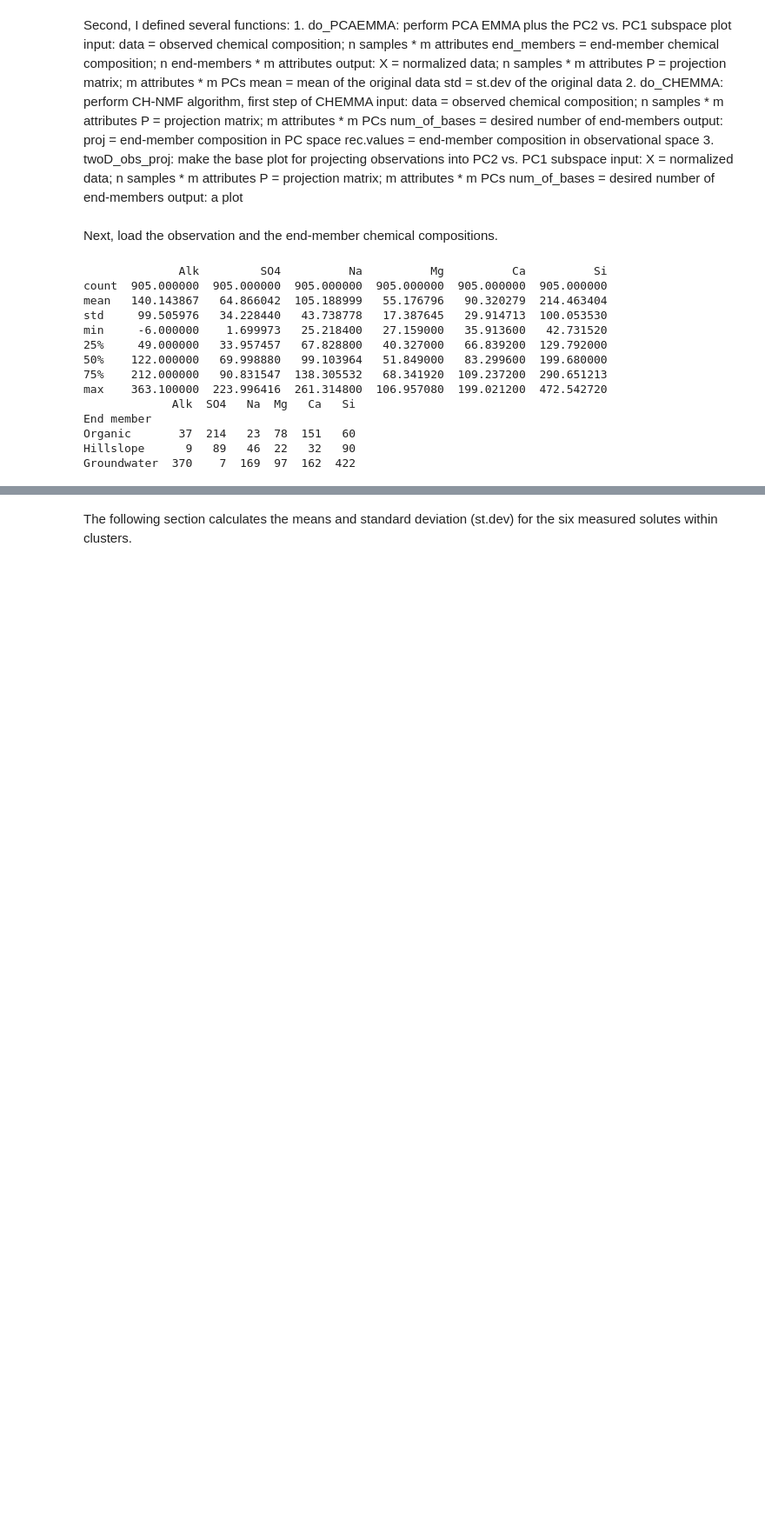
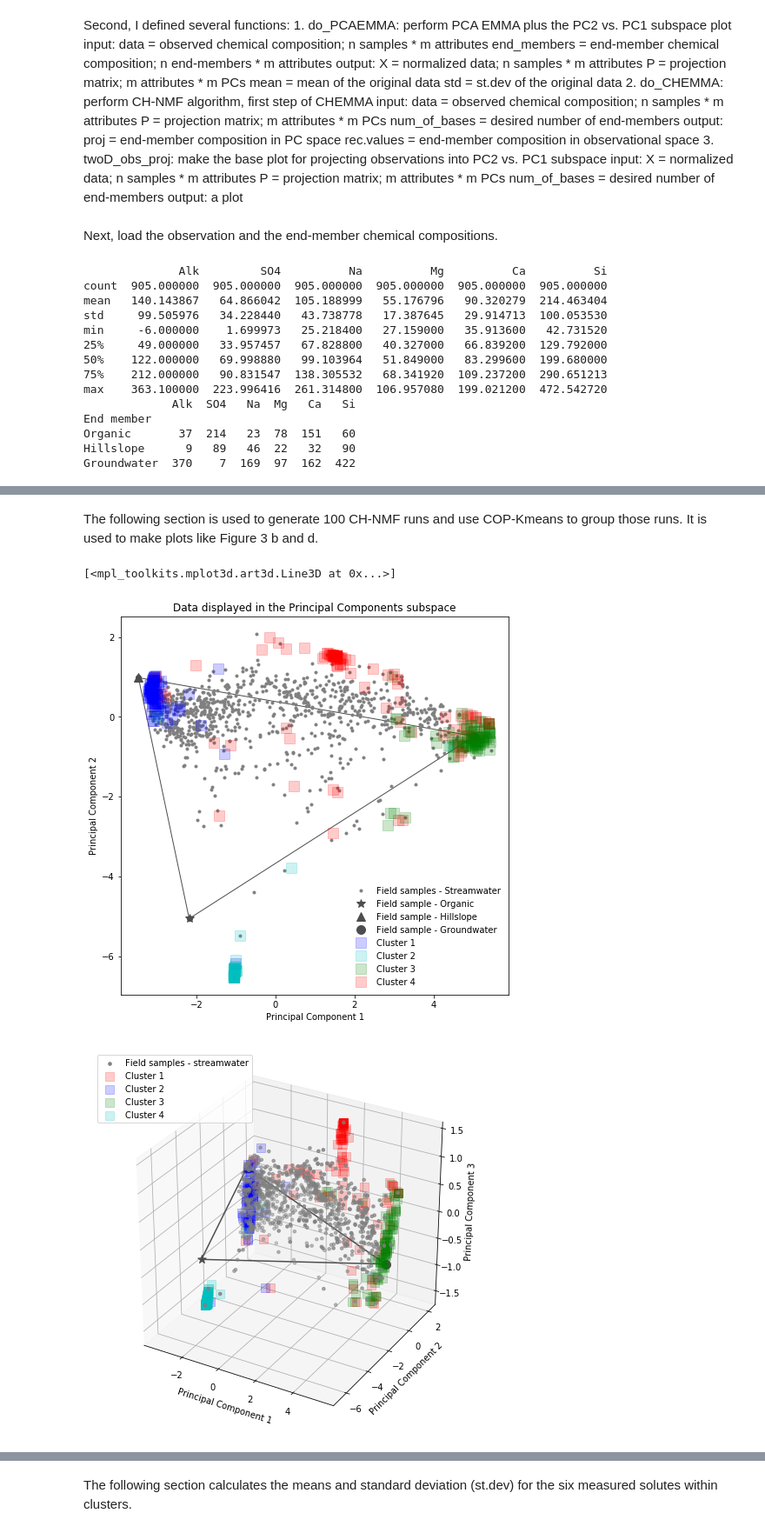
Before and after one commit to Estherrrrrxu/CHEMMA, a Jupyter notebook: CHEMMA.ipynb, the cells around one changed output, grey strips where cells are left out. Shown at 87% size. Drawn from its saved outputs; the diff is of its cells as text; code cells hidden in the pictures; blank space fills up the shorter version.

```diff
--- a/CHEMMA.ipynb
+++ b/CHEMMA.ipynb
@@ -198,35 +198,65 @@ The following code shows how to perform COP-MEANS clustering for 100 four end-me
+# %% [markdown]
+The following section is used to generate 100 CH-NMF runs and use COP-Kmeans to group those runs. It is used to make plots like Figure 3 b and d.
 # %%
-# Do 100 CH-NMF runs
 store4 = []
 rec4 = []
 for i in range(100):
      [proj4,rec] = do_CHEMMA(data, P, num_of_bases=4)
      store4.append(proj4)
      rec4.append(rec)
-# reshape the end-members in PC and obs space so that they can be used in COP-KMEANS later
-input_matrix = np.array(store4).transpose(2,0,1).reshape(6,-1).T
-obs_matrix = np.array(rec4).transpose(2,0,1).reshape(6,-1).T
+
 a = []
 b = []
 c = []
 d = []
 for i in range(100):
     a.append(4 * i)
     b.append(4 * i + 1)
     c.append(4 * i + 2)
     d.append(4 * i + 3)
-# Specify constraints for COP-KMEANS
 must_link = []
 cannot_link = zip(a, b) + zip(b, c) + zip(c, d) + zip(a, c) + zip(a, d)  + zip(b, d)
-# Run COP-KMEANS
 clusters, centers = cop_kmeans(dataset=input_matrix, k=4, ml=must_link,cl=cannot_link)
-# Color coded the clusters
 color = np.array([str(i) for i in clusters])
-color[color == '0'] = 'r'
+color[color == '0'] = 'g'
 color[color == '1'] = 'b'
-color[color == '2'] = 'g'
-color[color == '3'] = 'c'
-# Uncomment the following section if want to have the run recorded
-# np.savetxt('4EM.csv', input_matrix, delimiter=',')
-# np.savetxt('4EM_cluster.csv', clusters, delimiter=',')
-# np.savetxt('4EM_centers.csv', centers, delimiter=',')
+color[color == '2'] = 'c'
+color[color == '3'] = 'r'
+
+# Make the plot
+# 2-D projection
+twoD_obs_proj(X,P, end_members)
+for i in range(len(color)-4):
+    plt.plot(input_matrix[i, 0], input_matrix[i, 1], color[i] + 's', markersize=12, alpha = 0.2)
+for i in range(len(color)-4,len(color)):
+    plt.plot(input_matrix[i, 0], input_matrix[i, 1],  color[i] + 's', markersize=12, alpha = 0.2, label='Cluster {}'.format(i - len(color) + 5))
+plt.legend(frameon=False, loc='lower right', numpoints=1, fontsize=10)
+
+# 3-D projection
+fig = plt.figure()
+ax = plt.axes(projection='3d')
+Y = np.dot(X, P.T)
+ax.scatter3D(Y[:, 0], Y[:, 1], Y[:, 2], s=50, marker='.', color='0.5', label='Field samples - streamwater')
+ax.set_xlabel('Principal Component 1')
+ax.set_ylabel('Principal Component 2')
+ax.set_zlabel('Principal Component 3')
+for i in range(len(color)-4):
+    ax.scatter3D(input_matrix[i, 0], input_matrix[i, 1], input_matrix[i, 2], s=100, marker="s", color=color[i], alpha = 0.2)
+for i in range(len(color)-4,len(color)):
+    ax.scatter3D(input_matrix[i, 0], input_matrix[i, 1], input_matrix[i, 2], s=100, marker="s", color=color[i]
+                , alpha=0.2)
+
+ax.scatter3D(input_matrix[len(color)-1, 0], input_matrix[len(color)-1, 1], input_matrix[len(color)-1, 2], s=100, marker="s", color= color[len(color)-1], alpha = 0.2, label='Cluster 1')
+ax.scatter3D(input_matrix[len(color)-4, 0], input_matrix[len(color)-4, 1], input_matrix[len(color)-4, 2], s=100, marker="s", color= color[len(color)-4], alpha = 0.2, label='Cluster 2')
+ax.scatter3D(input_matrix[len(color)-2, 0], input_matrix[len(color)-2, 1], input_matrix[len(color)-2, 2], s=100, marker="s", color= color[len(color)-2], alpha = 0.2, label='Cluster 3')
+ax.scatter3D(input_matrix[len(color)-3, 0], input_matrix[len(color)-3, 1], input_matrix[len(color)-3, 2], s=100, marker="s", color= color[len(color)-3], alpha = 0.2, label='Cluster 4')
+plt.legend(loc='upper left', numpoints=1, fontsize=10)
+for em in range(N_em):
+    ax.scatter3D(Yem[em, 0], Yem[em, 1],Yem[em, 2], s=100, marker=em_marker[end_members.index[em]], color='0.3',label = end_members.index[em])
+YY = np.append(Yem, Yem[0]).reshape(4,-1)
+
+ax.plot(YY[:, 0], YY[:, 1],YY[:, 2], color='0.3')
+# %% [output]
+[<mpl_toolkits.mplot3d.art3d.Line3D at 0x...>]
+[figure, added]
+[figure, added]
```
Also changed, not shown: parts of 12 cells of this notebook, 3 other files.
